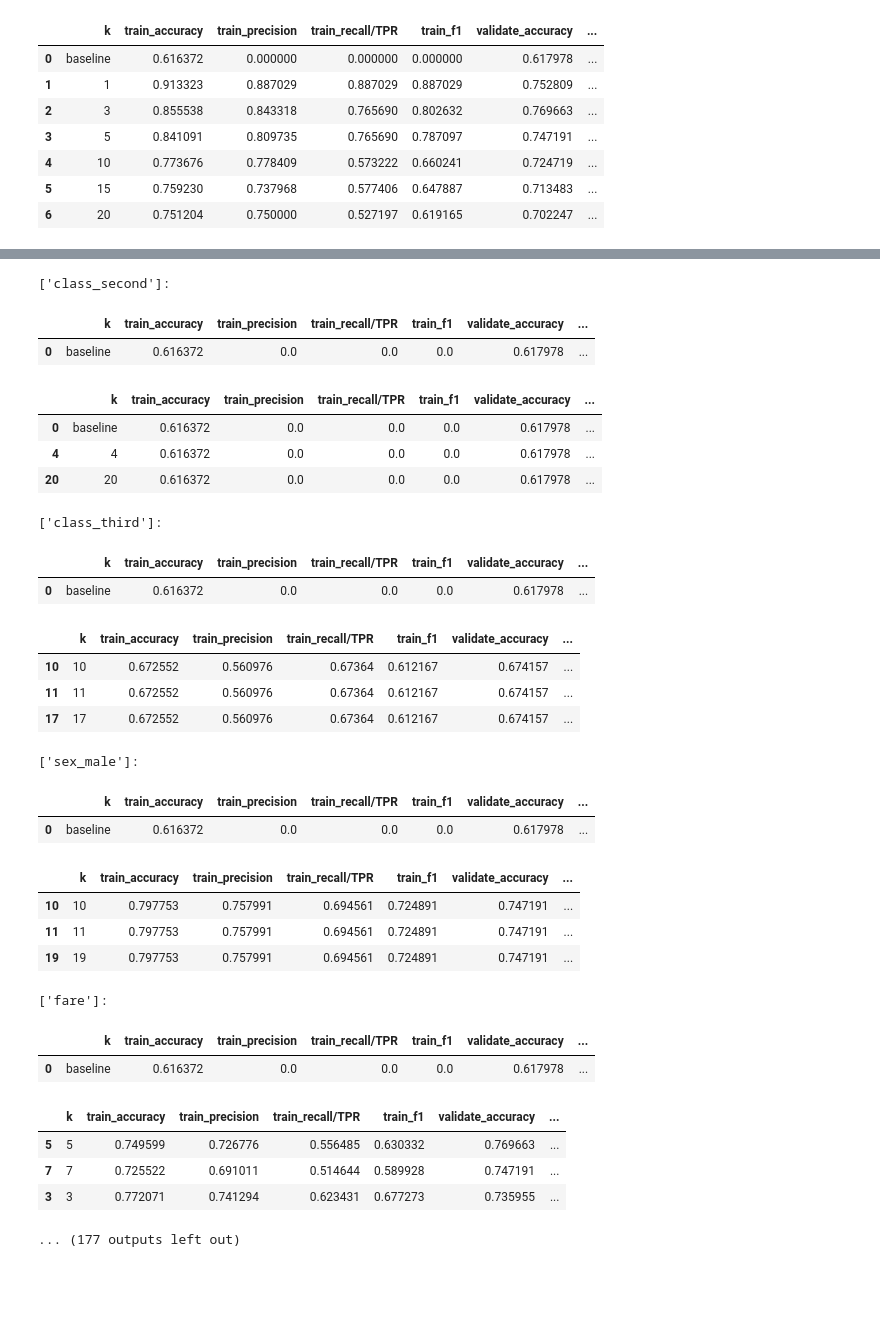
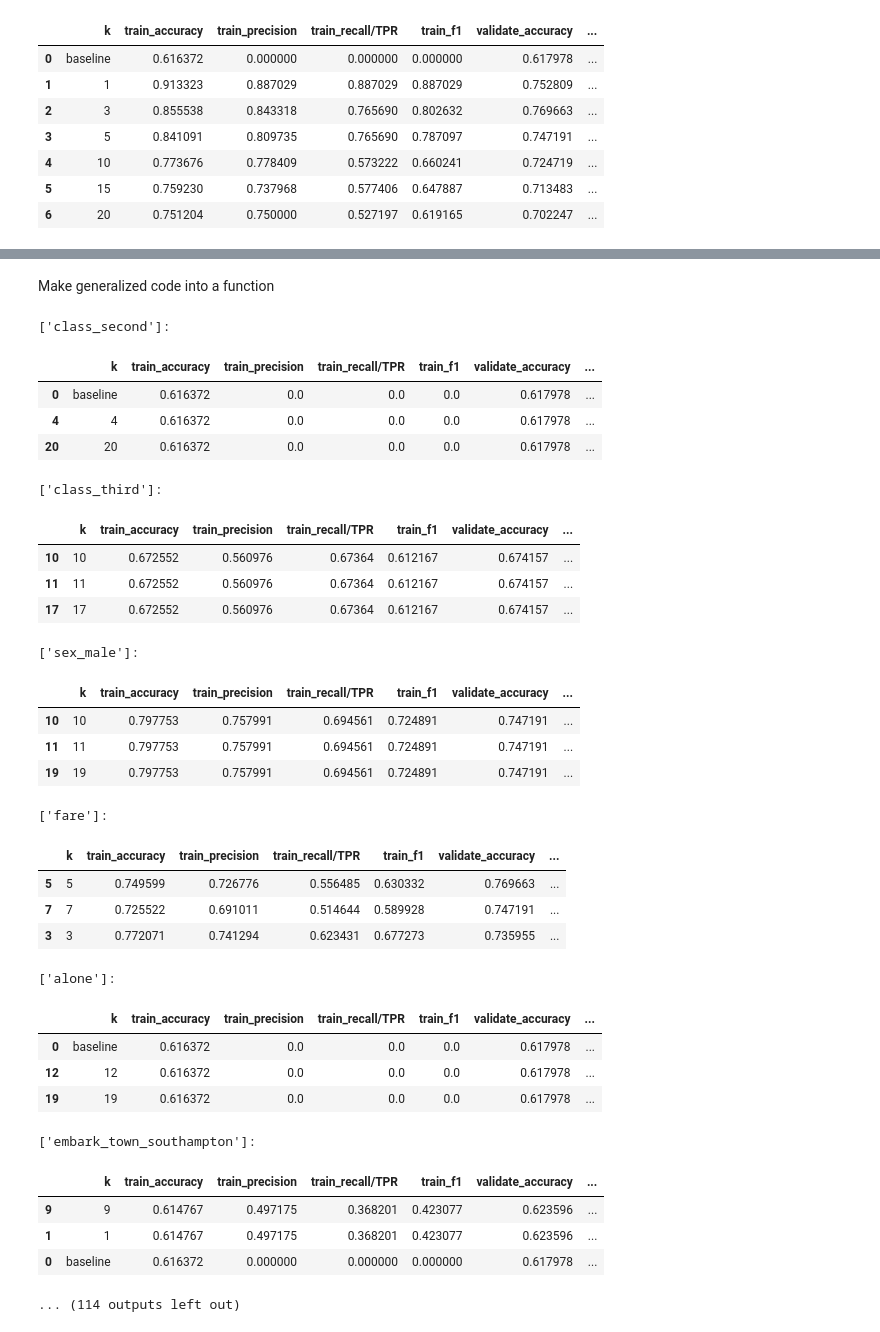
Before and after one commit to martin-reyes/5_classification-exercises, a Jupyter notebook: knn_model.ipynb, the cells around one changed output, grey strips where cells are left out. Drawn from its saved outputs; the diff is of its cells as text; code cells hidden in the pictures; blank space fills up the shorter version.

Commit message:
knn model exercises almost done

```diff
--- a/knn_model.ipynb
+++ b/knn_model.ipynb
@@ -490,3 +504,7 @@ for features in strong_column_combinations:
         scores.append(output)
 
         scores_df[str(features)] = pd.DataFrame(scores)
+# %%
+for k, df in scores_df.items():
+    print(f'{k}:')
+    display(df.sort_values(by='validate_accuracy', ascending=False))
@@ -492,0 +621,2 @@ for features in strong_column_combinations:
+# %% [markdown]
+Make generalized code into a function
@@ -493,35 +697,38 @@ for features in strong_column_combinations:
+# %%
+scores_df = run_knn_model(train, validate, 'survived', strong_model_columns)
 # %%
 for k, df in scores_df.items():
     print(f'{k}:')
-    display(df[df['k']=='baseline'])
     display(df.sort_values(by='validate_accuracy', ascending=False).head(3))
 # %% [output]
 ['class_second']:
 |  | k | train_accuracy | train_precision | train_recall/TPR | train_f1 | validate_accuracy | ... |
 | 0 | baseline | 0.616372 | 0.0 | 0.0 | 0.0 | 0.617978 | ... |
+| 4 | 4 | 0.616372 | 0.0 | 0.0 | 0.0 | 0.617978 | ... |
+| 20 | 20 | 0.616372 | 0.0 | 0.0 | 0.0 | 0.617978 | ... |
+['class_third']:
 |  | k | train_accuracy | train_precision | train_recall/TPR | train_f1 | validate_accuracy | ... |
-| 0 | baseline | 0.616372 | 0.0 | 0.0 | 0.0 | 0.617978 | ... |
-| 4 | 4 | 0.616372 | 0.0 | 0.0 | 0.0 | 0.617978 | ... |
-| 20 | 20 | 0.616372 | 0.0 | 0.0 | 0.0 | 0.617978 | ... |
+| 10 | 10 | 0.672552 | 0.560976 | 0.67364 | 0.612167 | 0.674157 | ... |
+| 11 | 11 | 0.672552 | 0.560976 | 0.67364 | 0.612167 | 0.674157 | ... |
+| 17 | 17 | 0.672552 | 0.560976 | 0.67364 | 0.612167 | 0.674157 | ... |
-['class_third']:
+['sex_male']:
 |  | k | train_accuracy | train_precision | train_recall/TPR | train_f1 | validate_accuracy | ... |
-| 0 | baseline | 0.616372 | 0.0 | 0.0 | 0.0 | 0.617978 | ... |
+| 10 | 10 | 0.797753 | 0.757991 | 0.694561 | 0.724891 | 0.747191 | ... |
+| 11 | 11 | 0.797753 | 0.757991 | 0.694561 | 0.724891 | 0.747191 | ... |
+| 19 | 19 | 0.797753 | 0.757991 | 0.694561 | 0.724891 | 0.747191 | ... |
+['fare']:
 |  | k | train_accuracy | train_precision | train_recall/TPR | train_f1 | validate_accuracy | ... |
-| 10 | 10 | 0.672552 | 0.560976 | 0.67364 | 0.612167 | 0.674157 | ... |
-| 11 | 11 | 0.672552 | 0.560976 | 0.67364 | 0.612167 | 0.674157 | ... |
-| 17 | 17 | 0.672552 | 0.560976 | 0.67364 | 0.612167 | 0.674157 | ... |
+| 5 | 5 | 0.749599 | 0.726776 | 0.556485 | 0.630332 | 0.769663 | ... |
+| 7 | 7 | 0.725522 | 0.691011 | 0.514644 | 0.589928 | 0.747191 | ... |
+| 3 | 3 | 0.772071 | 0.741294 | 0.623431 | 0.677273 | 0.735955 | ... |
-['sex_male']:
+['alone']:
 |  | k | train_accuracy | train_precision | train_recall/TPR | train_f1 | validate_accuracy | ... |
 | 0 | baseline | 0.616372 | 0.0 | 0.0 | 0.0 | 0.617978 | ... |
+| 12 | 12 | 0.616372 | 0.0 | 0.0 | 0.0 | 0.617978 | ... |
+| 19 | 19 | 0.616372 | 0.0 | 0.0 | 0.0 | 0.617978 | ... |
+['embark_town_southampton']:
 |  | k | train_accuracy | train_precision | train_recall/TPR | train_f1 | validate_accuracy | ... |
-| 10 | 10 | 0.797753 | 0.757991 | 0.694561 | 0.724891 | 0.747191 | ... |
-| 11 | 11 | 0.797753 | 0.757991 | 0.694561 | 0.724891 | 0.747191 | ... |
-| 19 | 19 | 0.797753 | 0.757991 | 0.694561 | 0.724891 | 0.747191 | ... |
+| 9 | 9 | 0.614767 | 0.497175 | 0.368201 | 0.423077 | 0.623596 | ... |
+| 1 | 1 | 0.614767 | 0.497175 | 0.368201 | 0.423077 | 0.623596 | ... |
+| 0 | baseline | 0.616372 | 0.000000 | 0.000000 | 0.000000 | 0.617978 | ... |
-['fare']:
-|  | k | train_accuracy | train_precision | train_recall/TPR | train_f1 | validate_accuracy | ... |
-| 0 | baseline | 0.616372 | 0.0 | 0.0 | 0.0 | 0.617978 | ... |
-|  | k | train_accuracy | train_precision | train_recall/TPR | train_f1 | validate_accuracy | ... |
-| 5 | 5 | 0.749599 | 0.726776 | 0.556485 | 0.630332 | 0.769663 | ... |
-| 7 | 7 | 0.725522 | 0.691011 | 0.514644 | 0.589928 | 0.747191 | ... |
-| 3 | 3 | 0.772071 | 0.741294 | 0.623431 | 0.677273 | 0.735955 | ... |
-... (177 outputs left out)
+... (114 outputs left out)
```
Also changed, not shown: parts of 19 cells of this notebook.
